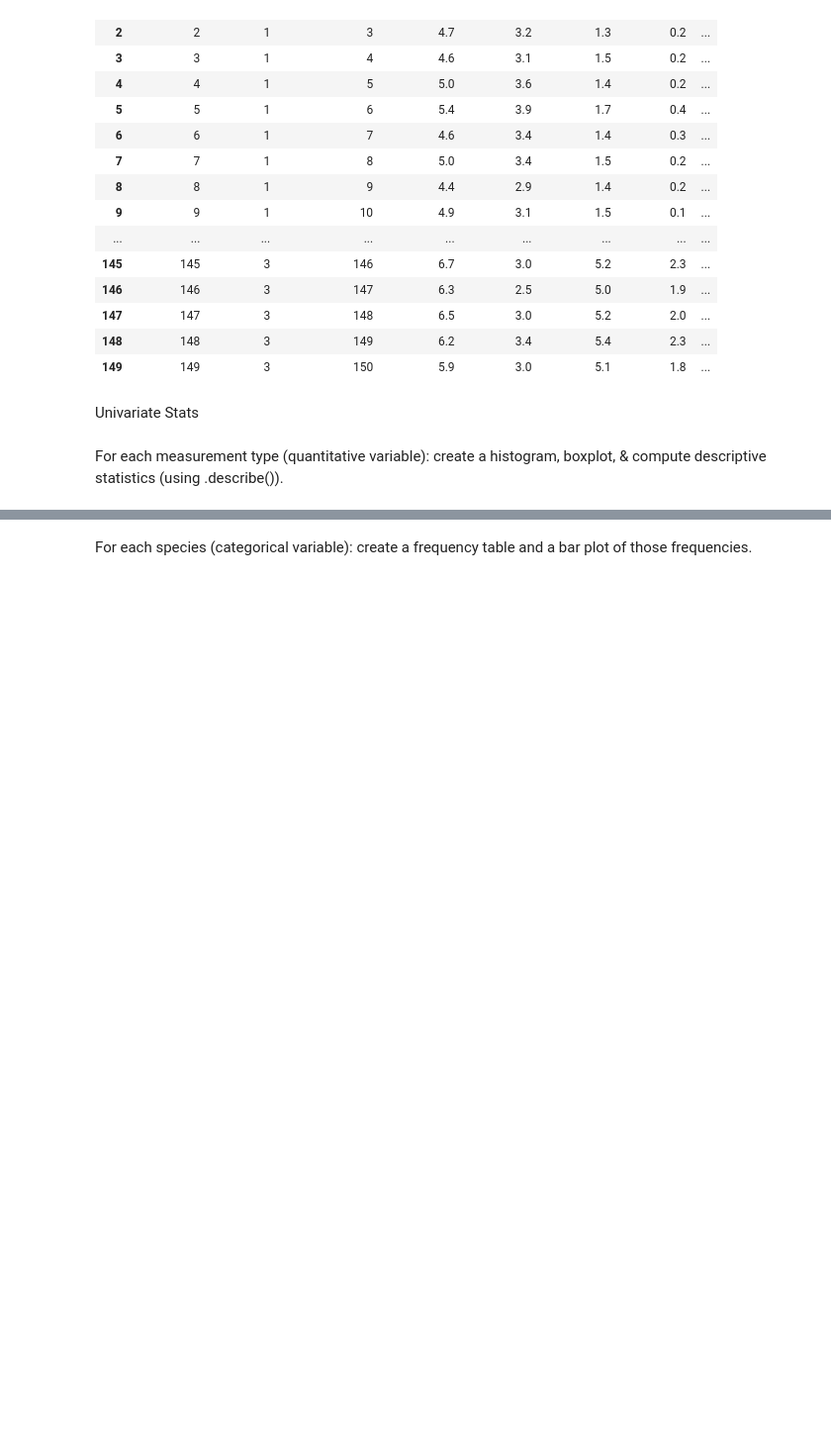
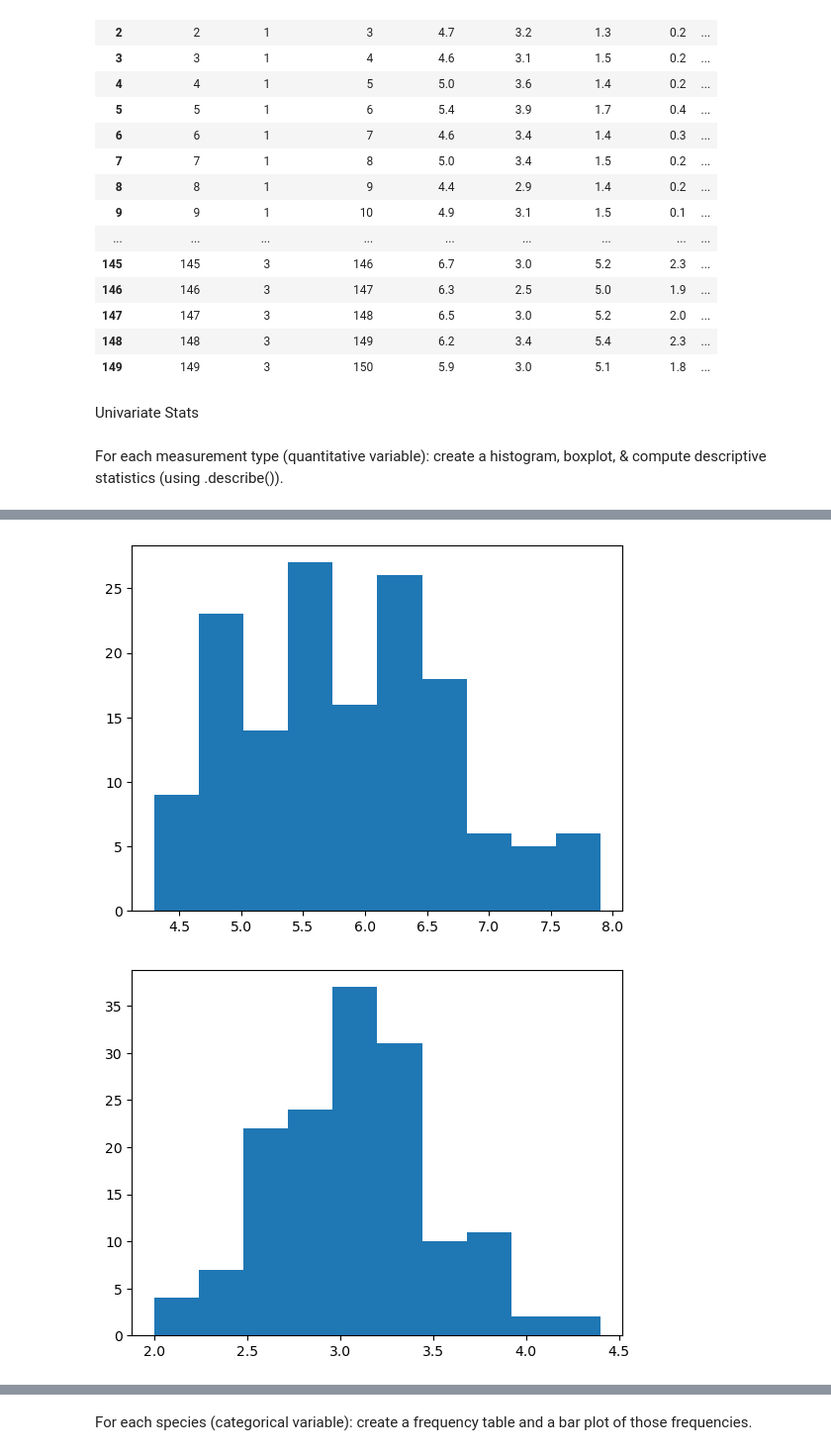
Before and after one commit to Bartholomew-Taylor/classification-exercises, a Jupyter notebook: Exploration_exercises.ipynb, the cells around one changed output, grey strips where cells are left out. Shown at 99% size. Cells and saved outputs as stored; diff of their text form; code cells hidden in the pictures; blank space fills up the shorter version.

```diff
--- a/Exploration_exercises.ipynb
+++ b/Exploration_exercises.ipynb
@@ -41,0 +57,12 @@ For each measurement type (quantitative variable): create a histogram, boxplot,
+# %%
+plt.hist(iris_df.sepal_length)
+plt.show()
+plt.hist(iris_df.sepal_width)
+plt.show()
+plt.hist(iris_df.petal_length)
+plt.show()
+plt.hist(iris_df.petal_width)
+plt.show()
+# %% [output]
+[figure, added]
+[figure, added]
```
Also changed, not shown: parts of 23 cells of this notebook.
